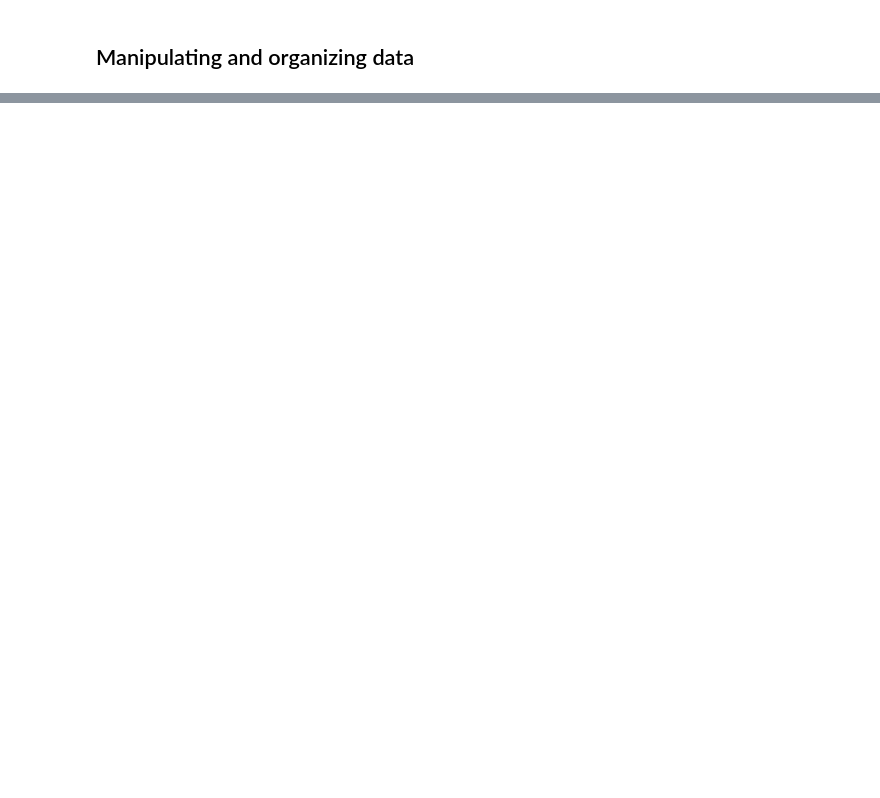
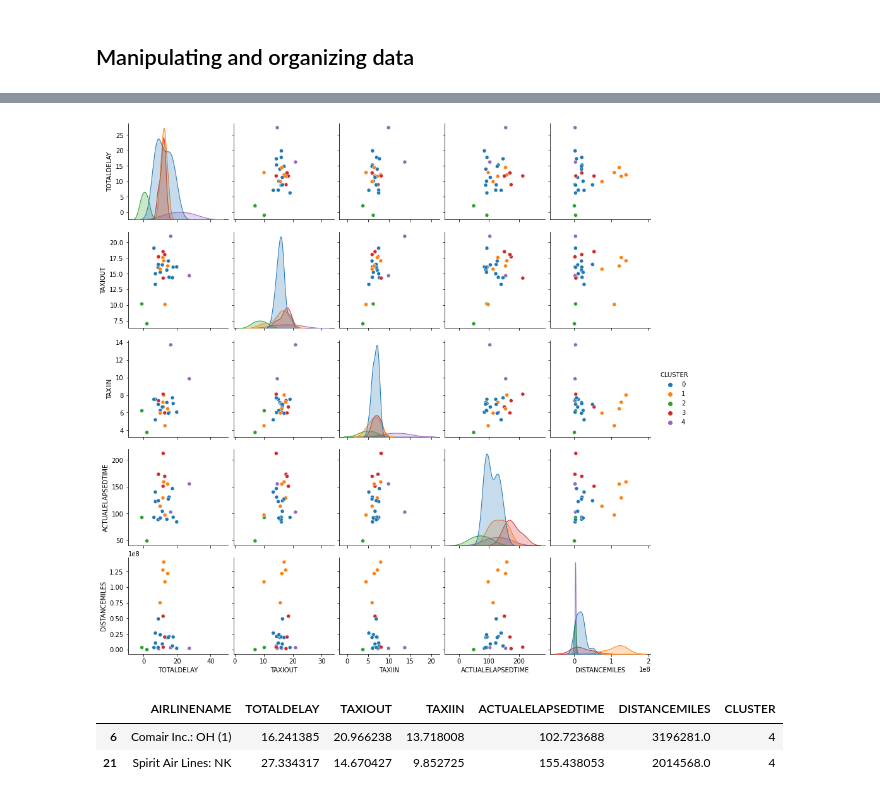
Before and after one commit to RonaldCedeno/Clustering-Flights, a Jupyter notebook: Flights K-Means.ipynb, the cells around one changed output, grey strips where cells are left out. Drawn from its saved outputs; the diff is of its cells as text; code cells hidden in the pictures; blank space fills up the shorter version.

```diff
--- a/Flights K-Means.ipynb
+++ b/Flights K-Means.ipynb
@@ -216,0 +229,2 @@ delay_time
+# %%
+kmeans = KMeans(n_clusters=5, random_state=0)
@@ -216,0 +243,2 @@ delay_time
+# %%
+flights_airlines['CLUSTER'] = kmeans.labels_
@@ -216,0 +265,10 @@ delay_time
+# %%
+_=sns.pairplot(flights_airlines, hue='CLUSTER', palette="tab10")
+# %% [output]
+[figure, added]
+# %%
+flights_airlines[flights_airlines["CLUSTER"] == 4]
+# %% [output]
+|  | AIRLINENAME | TOTALDELAY | TAXIOUT | TAXIIN | ACTUALELAPSEDTIME | DISTANCEMILES | CLUSTER |
+| 6 | Comair Inc.: OH (1) | 16.241385 | 20.966238 | 13.718008 | 102.723688 | 3196281.0 | 4 |
+| 21 | Spirit Air Lines: NK | 27.334317 | 14.670427 | 9.852725 | 155.438053 | 2014568.0 | 4 |
```
Also changed, not shown: parts of 57 cells of this notebook.
